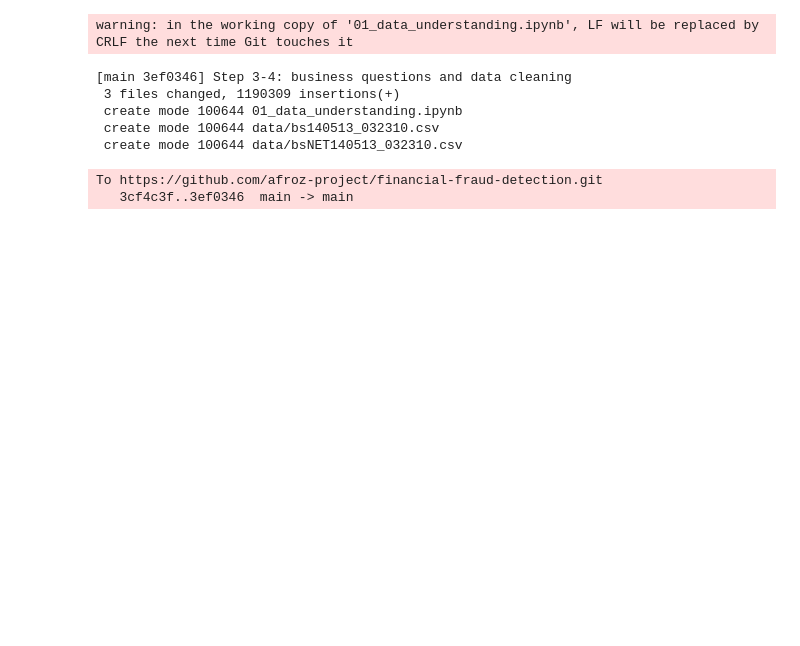
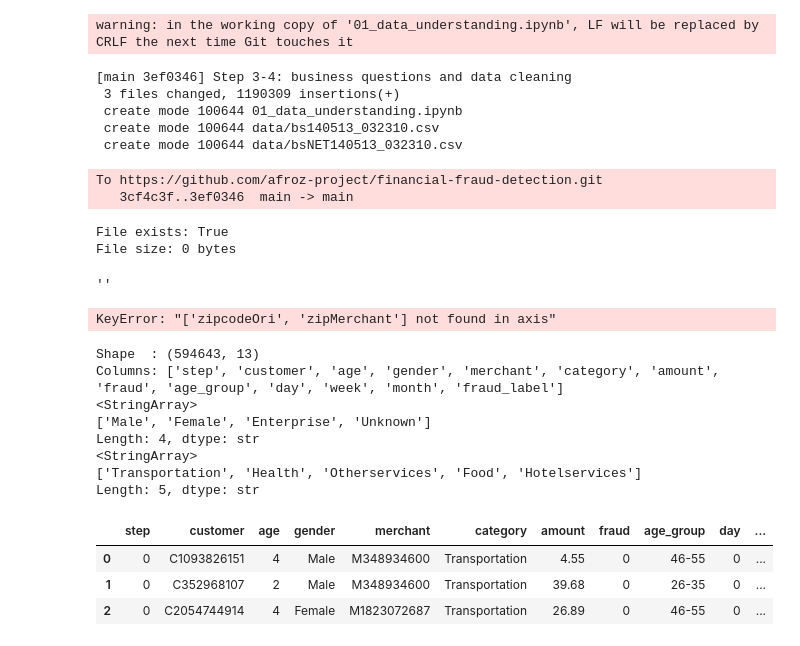
Before and after one commit to afroz-project/financial-fraud-detection, a Jupyter notebook: notebooks/01_data_understanding.ipynb, the cells around one changed output. Saved outputs shown, nothing was run; the diff lists cells and outputs as text; code cells hidden in the pictures; blank space fills up the shorter version.

```diff
--- a/notebooks/01_data_understanding.ipynb
+++ b/notebooks/01_data_understanding.ipynb
@@ -225,3 +233,75 @@ warning: in the working copy of '01_data_understanding.ipynb', LF will be replac
 # %% [output]
 To https://github.com/afroz-project/financial-fraud-detection.git
    3cf4c3f..3ef0346  main -> main
+# %%
+import os
+
+file_path = r"C:/Users/Kareena/OneDrive/Documents/fraud-project/data/banksim_clean.csv"
+
+print("File exists:", os.path.exists(file_path))
+print("File size:", os.path.getsize(file_path), "bytes")
+# %% [output]
+File exists: True
+File size: 0 bytes
+# %%
+with open(file_path, "r", encoding="utf-8") as f:
+    print(repr(f.read(500)))
+# %% [output]
+''
+# %%
+import pandas as pd
+
+df = pd.read_csv("../data/bs140513_032310.csv")
+
+# 1. Remove quote marks
+for col in ["customer", "age", "gender", "merchant", "category"]:
+    df[col] = df[col].str.replace("'", "", regex=False)
+
+# 2. Drop useless columns
+df = df.drop(columns=["zipcodeOri", "zipMerchant"])
+
+# 3. Readable labels
+age_map = {"0": "<=18", "1": "19-25", "2": "26-35", "3": "36-45",
+           "4": "46-55", "5": "56-65", "6": ">65", "U": "Unknown"}
+df["age_group"] = df["age"].map(age_map)
+
+gender_map = {"M": "Male", "F": "Female", "E": "Enterprise", "U": "Unknown"}
+df["gender"] = df["gender"].map(gender_map)
+
+df["category"] = (df["category"].str.replace("es_", "", regex=False)
+                  .str.replace("and", " & ", regex=False)
+                  .str.title())
+
+# 4. Time columns
+df["day"] = df["step"]
+df["week"] = df["step"] // 7 + 1
+df["month"] = df["step"] // 30 + 1
+df["fraud_label"] = df["fraud"].map({0: "Normal", 1: "Fraud"})
+
+# 5. Save
+df.to_csv("../data/banksim_clean.csv", index=False)
+print("Saved:", df.shape)
+# %% [output]
+KeyError: "['zipcodeOri', 'zipMerchant'] not found in axis"
+# %%
+import pandas as pd
+
+df = pd.read_csv("../data/bs140513_032310.csv")
+print("Shape  :", df.shape)
+print("Columns:", df.columns.tolist())
+print(df["gender"].unique())
+print(df["category"].unique()[:5])
+df.head(3)
+# %% [output]
+Shape  : (594643, 13)
+Columns: ['step', 'customer', 'age', 'gender', 'merchant', 'category', 'amount', 'fraud', 'age_group', 'day', 'week', 'month', 'fraud_label']
+<StringArray>
+['Male', 'Female', 'Enterprise', 'Unknown']
+Length: 4, dtype: str
+<StringArray>
+['Transportation', 'Health', 'Otherservices', 'Food', 'Hotelservices']
+Length: 5, dtype: str
+|  | step | customer | age | gender | merchant | category | amount | fraud | age_group | day | ... |
+| 0 | 0 | C1093826151 | 4 | Male | M348934600 | Transportation | 4.55 | 0 | 46-55 | 0 | ... |
+| 1 | 0 | C352968107 | 2 | Male | M348934600 | Transportation | 39.68 | 0 | 26-35 | 0 | ... |
+| 2 | 0 | C2054744914 | 4 | Female | M1823072687 | Transportation | 26.89 | 0 | 46-55 | 0 | ... |
```
Also changed, not shown: parts of 5 cells of this notebook, 1 other file.
